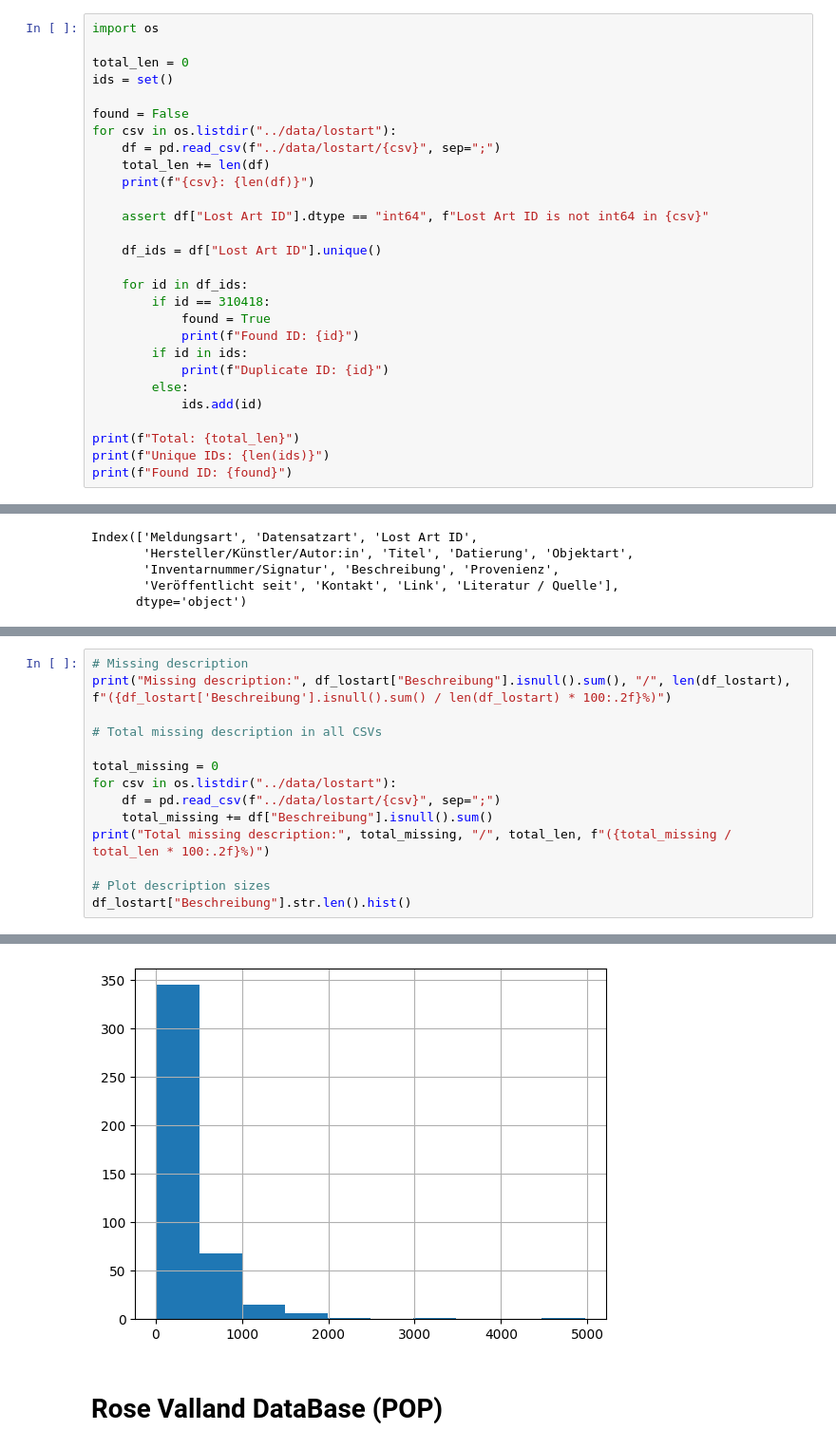
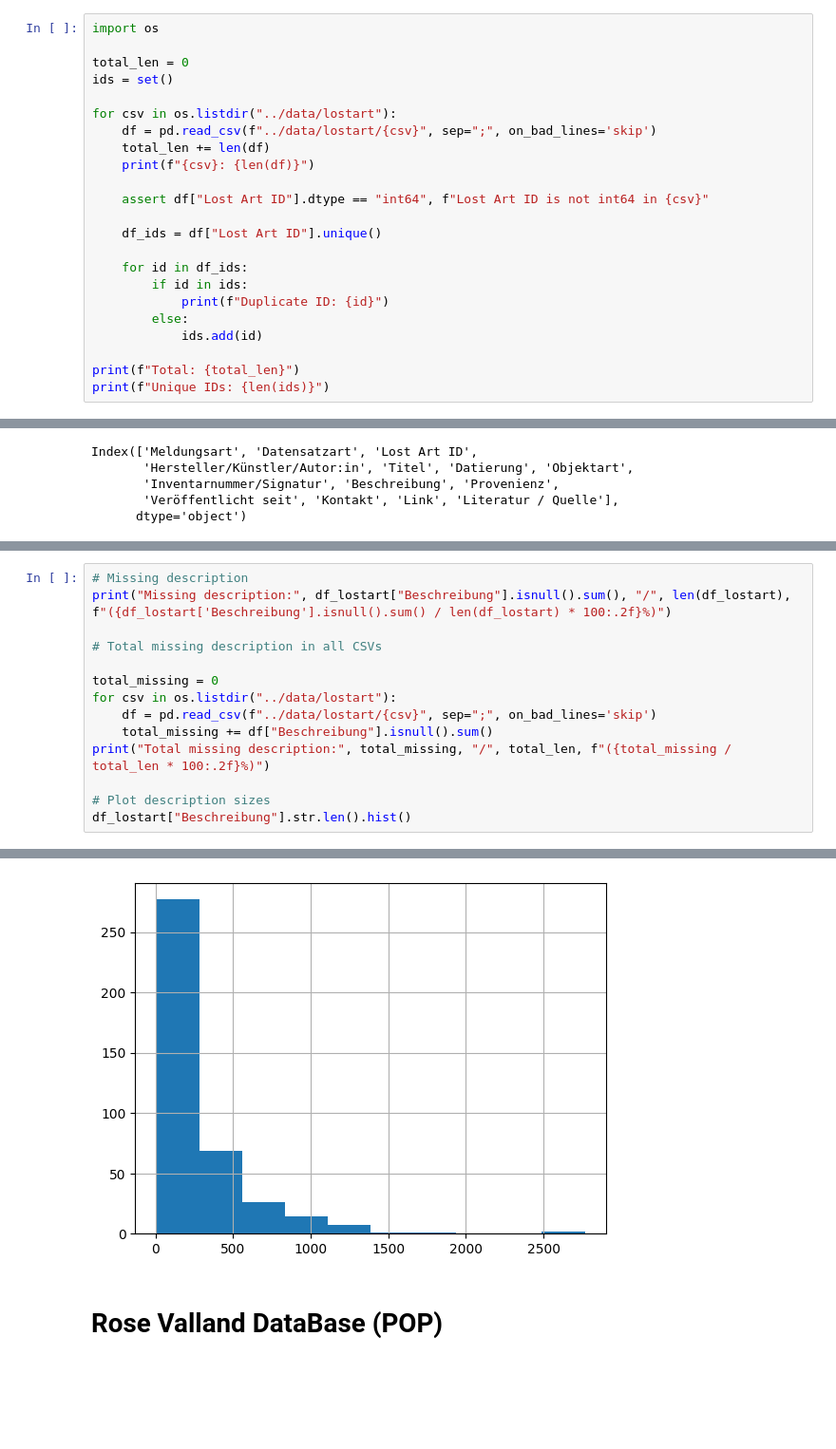
Before and after one commit to MoutetMaxime/multimodal-art-similarity, a Jupyter notebook: notebooks/data_analysis.ipynb, the cells around one changed output, grey strips where cells are left out. Shown at 95% size. Drawn from its saved outputs; the diff is of its cells as text; blank space fills up the shorter version.

```diff
--- a/notebooks/data_analysis.ipynb
+++ b/notebooks/data_analysis.ipynb
@@ -6,9 +6,8 @@ import os
 total_len = 0
 ids = set()
 
-found = False
 for csv in os.listdir("../data/lostart"):
-    df = pd.read_csv(f"../data/lostart/{csv}", sep=";")
+    df = pd.read_csv(f"../data/lostart/{csv}", sep=";", on_bad_lines='skip')
     total_len += len(df)
     print(f"{csv}: {len(df)}")
 
@@ -17,9 +16,6 @@ for csv in os.listdir("../data/lostart"):
     df_ids = df["Lost Art ID"].unique()
 
     for id in df_ids:
-        if id == 310418:
-            found = True
-            print(f"Found ID: {id}")
         if id in ids:
             print(f"Duplicate ID: {id}")
         else:
@@ -27,5 +23,4 @@ for csv in os.listdir("../data/lostart"):
 
 print(f"Total: {total_len}")
 print(f"Unique IDs: {len(ids)}")
-print(f"Found ID: {found}")
 # %% [output]
@@ -112,7 +115,7 @@ print("Missing description:", df_lostart["Beschreibung"].isnull().sum(), "/", le
 
 total_missing = 0
 for csv in os.listdir("../data/lostart"):
-    df = pd.read_csv(f"../data/lostart/{csv}", sep=";")
+    df = pd.read_csv(f"../data/lostart/{csv}", sep=";", on_bad_lines='skip')
     total_missing += df["Beschreibung"].isnull().sum()
 print("Total missing description:", total_missing, "/", total_len, f"({total_missing / total_len * 100:.2f}%)")
 
@@ -124,5 +127,5 @@ Total missing description: 12019 / 38497 (31.22%)
 <Axes: >
-[figure, old version]
+[figure, new version]
 # %% [markdown]
 # Rose Valland DataBase (POP)
 # %% [markdown]
```
Also changed, not shown: parts of 11 cells of this notebook, 15 other files.
